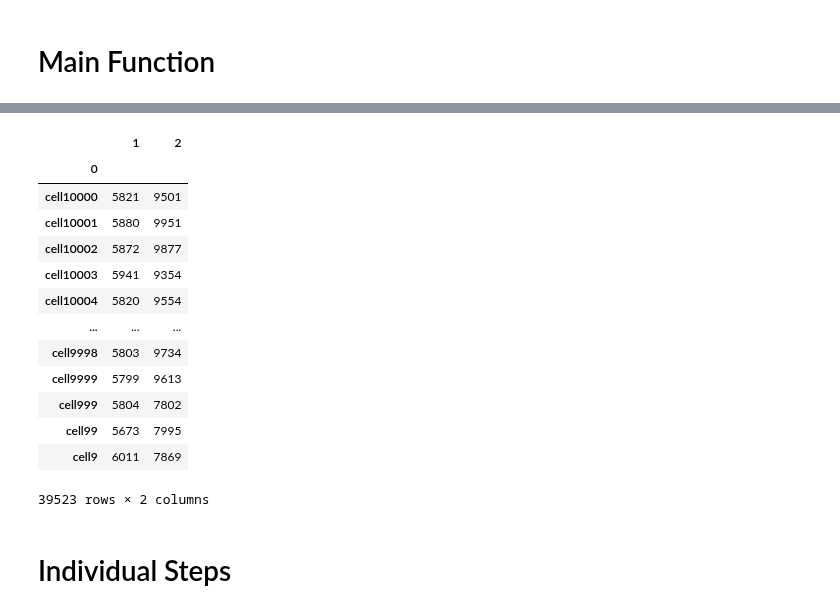
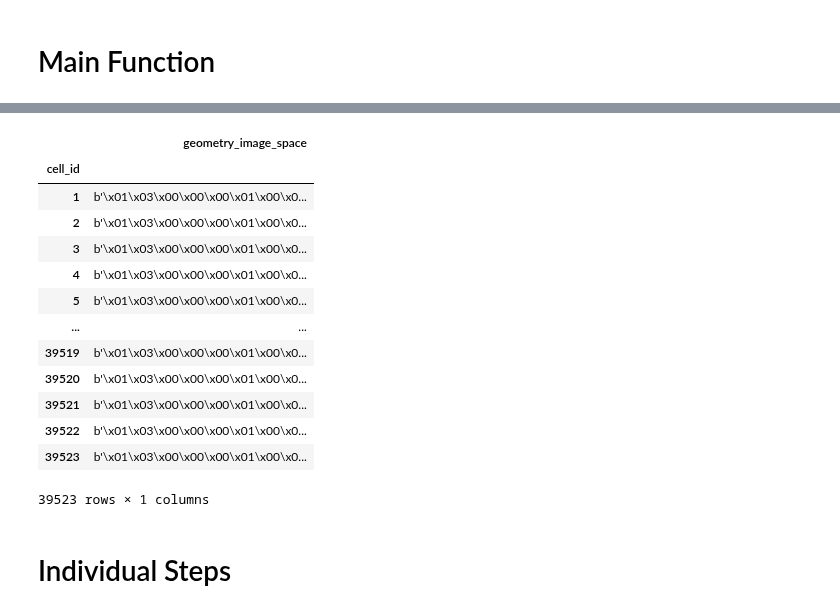
Before and after one commit to broadinstitute/celldega, a Jupyter notebook: notebooks/IST_Landscape_Pre-process.ipynb, the cells around one changed output, grey strips where cells are left out. Cells and saved outputs as stored; diff of their text form; code cells hidden in the pictures.

Commit message:
working on cell boundaries

```diff
--- a/notebooks/IST_Landscape_Pre-process.ipynb
+++ b/notebooks/IST_Landscape_Pre-process.ipynb
@@ -68,21 +66,20 @@ inst_path = 'data/IST_data/Substrate_E12_71/matrix_files/T1_E12_71/T1_E12_71_cel
-# %%
-tmp = pd.read_csv(inst_path, sep=':', header=None, index_col=0)
-tmp
-# %% [output]
-|  | 1 | 2 |
-| 0 |  |  |
-| cell10000 | 5821 | 9501 |
-| cell10001 | 5880 | 9951 |
-| cell10002 | 5872 | 9877 |
-| cell10003 | 5941 | 9354 |
-| cell10004 | 5820 | 9554 |
-| ... | ... | ... |
-| cell9998 | 5803 | 9734 |
-| cell9999 | 5799 | 9613 |
-| cell999 | 5804 | 7802 |
-| cell99 | 5673 | 7995 |
-| cell9 | 6011 | 7869 |
-39523 rows × 2 columns
+# %%
+pd.read_parquet('data/landscape_files/IST_Substrate_E12_71_2025-07-28/cell_boundaries.parquet')
+# %% [output]
+|  | geometry_image_space |
+| cell_id |  |
+| 1 | b'\x01\x03\x00\x00\x00\x01\x00\x0... |
+| 2 | b'\x01\x03\x00\x00\x00\x01\x00\x0... |
+| 3 | b'\x01\x03\x00\x00\x00\x01\x00\x0... |
+| 4 | b'\x01\x03\x00\x00\x00\x01\x00\x0... |
+| 5 | b'\x01\x03\x00\x00\x00\x01\x00\x0... |
+| ... | ... |
+| 39519 | b'\x01\x03\x00\x00\x00\x01\x00\x0... |
+| 39520 | b'\x01\x03\x00\x00\x00\x01\x00\x0... |
+| 39521 | b'\x01\x03\x00\x00\x00\x01\x00\x0... |
+| 39522 | b'\x01\x03\x00\x00\x00\x01\x00\x0... |
+| 39523 | b'\x01\x03\x00\x00\x00\x01\x00\x0... |
+39523 rows × 1 columns
 # %%
 
 # tmp.set_index(0, inplace=True)
```
Also changed, not shown: parts of 2 cells of this notebook, 2 other files.
